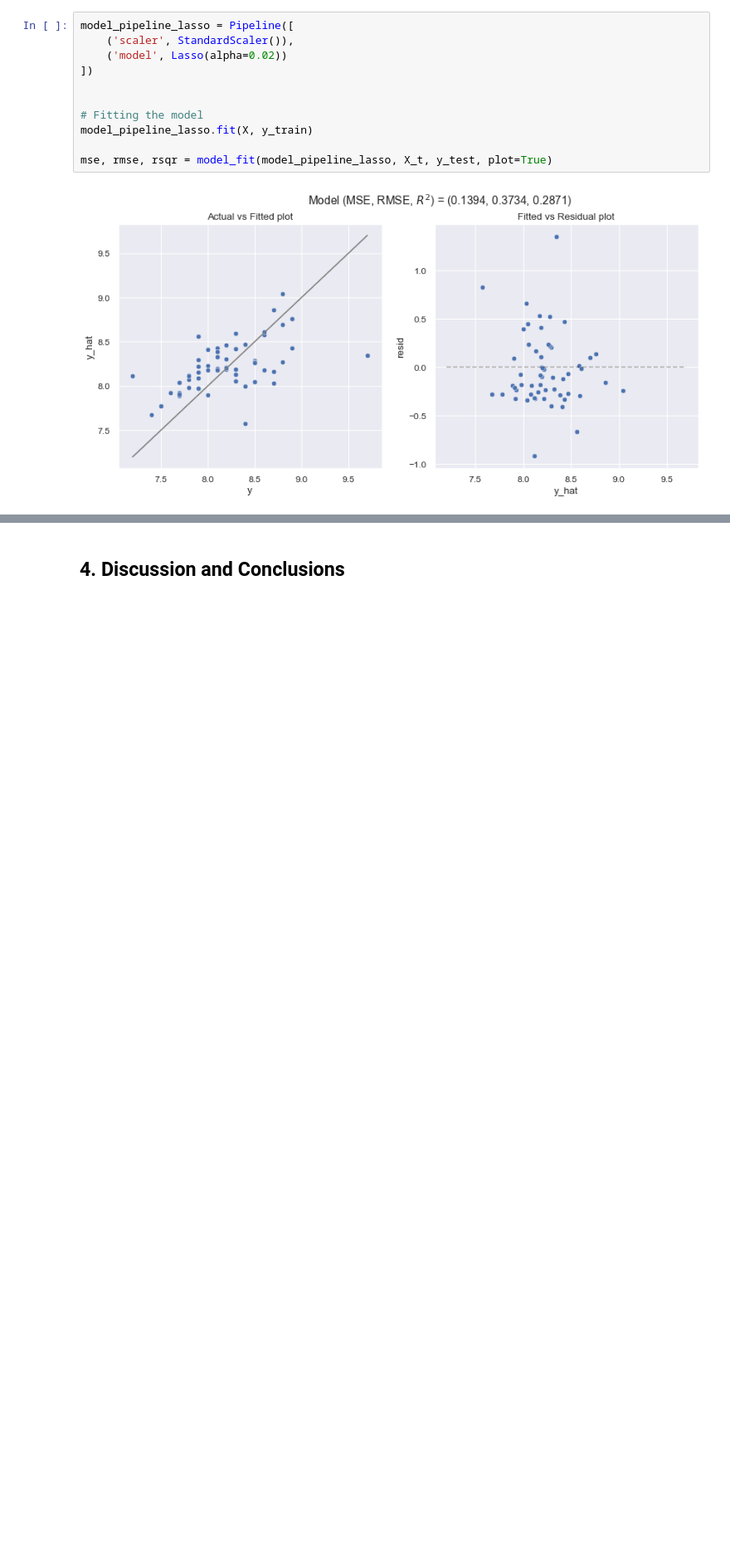
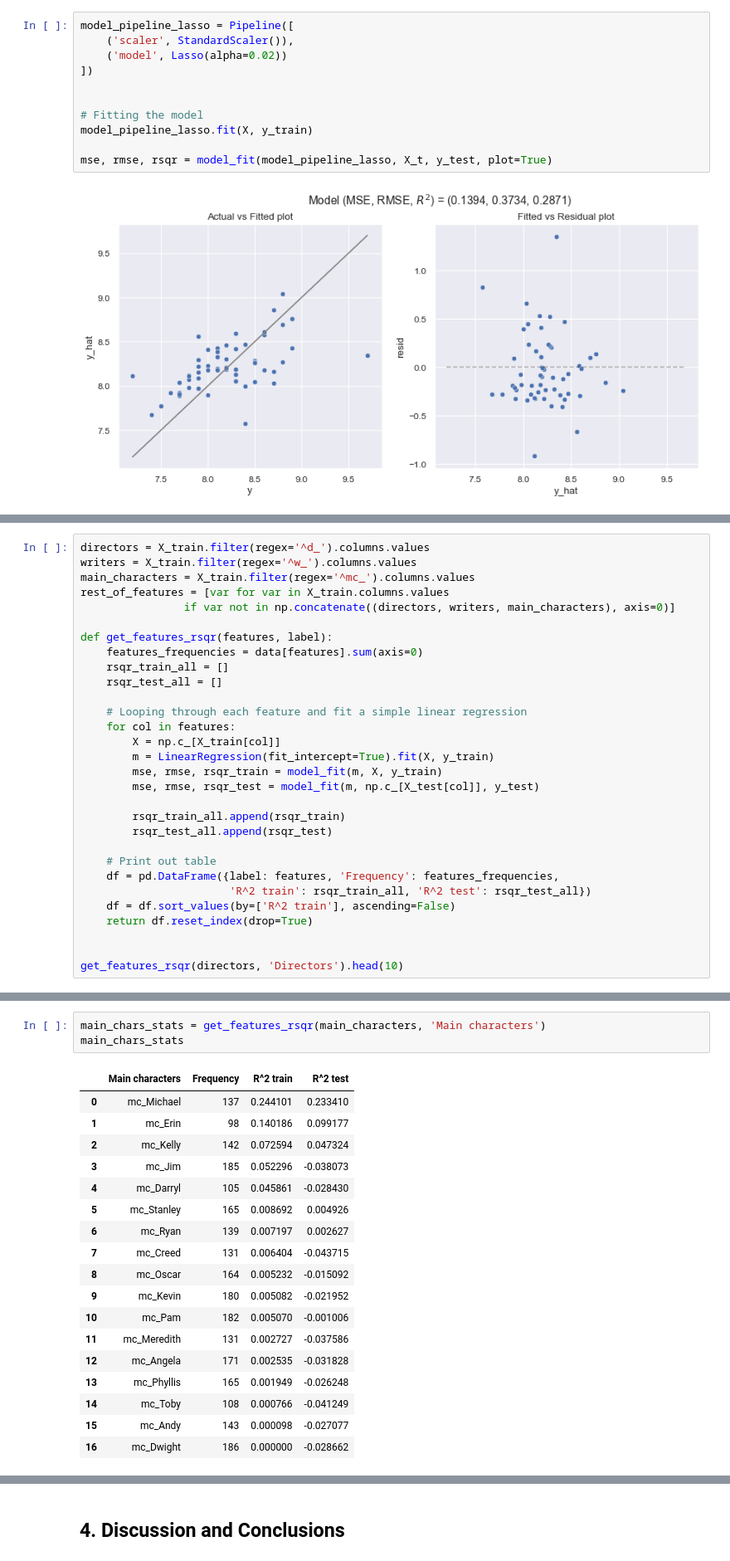
Before and after one commit to aliflo/office-episode-ratings-predictor, a Jupyter notebook: project_with_some_new_things.ipynb, the cells around one changed output, grey strips where cells are left out. Shown at 83% size. Drawn from its saved outputs; the diff is of its cells as text; blank space fills up the shorter version.

```diff
--- a/project_with_some_new_things.ipynb
+++ b/project_with_some_new_things.ipynb
@@ -821,0 +779,30 @@ mse, rmse, rsqr = model_fit(model_pipeline_lasso, X_t, y_test, plot=True)
+# %%
+directors = X_train.filter(regex='^d_').columns.values
+writers = X_train.filter(regex='^w_').columns.values
+main_characters = X_train.filter(regex='^mc_').columns.values
+rest_of_features = [var for var in X_train.columns.values
+                if var not in np.concatenate((directors, writers, main_characters), axis=0)]
+
+def get_features_rsqr(features, label):
+    features_frequencies = data[features].sum(axis=0)
+    rsqr_train_all = []
+    rsqr_test_all = []
+
+    # Looping through each feature and fit a simple linear regression
+    for col in features:
+        X = np.c_[X_train[col]]
+        m = LinearRegression(fit_intercept=True).fit(X, y_train)
+        mse, rmse, rsqr_train = model_fit(m, X, y_train)
+        mse, rmse, rsqr_test = model_fit(m, np.c_[X_test[col]], y_test)
+
+        rsqr_train_all.append(rsqr_train)
+        rsqr_test_all.append(rsqr_test)
+
+    # Print out table
+    df = pd.DataFrame({label: features, 'Frequency': features_frequencies,
+                       'R^2 train': rsqr_train_all, 'R^2 test': rsqr_test_all})
+    df = df.sort_values(by=['R^2 train'], ascending=False)
+    return df.reset_index(drop=True)
+
+
+get_features_rsqr(directors, 'Directors').head(10)
@@ -821,0 +846,22 @@ mse, rmse, rsqr = model_fit(model_pipeline_lasso, X_t, y_test, plot=True)
+# %%
+main_chars_stats = get_features_rsqr(main_characters, 'Main characters')
+main_chars_stats
+# %% [output]
+|  | Main characters | Frequency | R^2 train | R^2 test |
+| 0 | mc_Michael | 137 | 0.244101 | 0.233410 |
+| 1 | mc_Erin | 98 | 0.140186 | 0.099177 |
+| 2 | mc_Kelly | 142 | 0.072594 | 0.047324 |
+| 3 | mc_Jim | 185 | 0.052296 | -0.038073 |
+| 4 | mc_Darryl | 105 | 0.045861 | -0.028430 |
+| 5 | mc_Stanley | 165 | 0.008692 | 0.004926 |
+| 6 | mc_Ryan | 139 | 0.007197 | 0.002627 |
+| 7 | mc_Creed | 131 | 0.006404 | -0.043715 |
+| 8 | mc_Oscar | 164 | 0.005232 | -0.015092 |
+| 9 | mc_Kevin | 180 | 0.005082 | -0.021952 |
+| 10 | mc_Pam | 182 | 0.005070 | -0.001006 |
+| 11 | mc_Meredith | 131 | 0.002727 | -0.037586 |
+| 12 | mc_Angela | 171 | 0.002535 | -0.031828 |
+| 13 | mc_Phyllis | 165 | 0.001949 | -0.026248 |
+| 14 | mc_Toby | 108 | 0.000766 | -0.041249 |
+| 15 | mc_Andy | 143 | 0.000098 | -0.027077 |
+| 16 | mc_Dwight | 186 | 0.000000 | -0.028662 |
```
Also changed, not shown: parts of 17 cells of this notebook.
